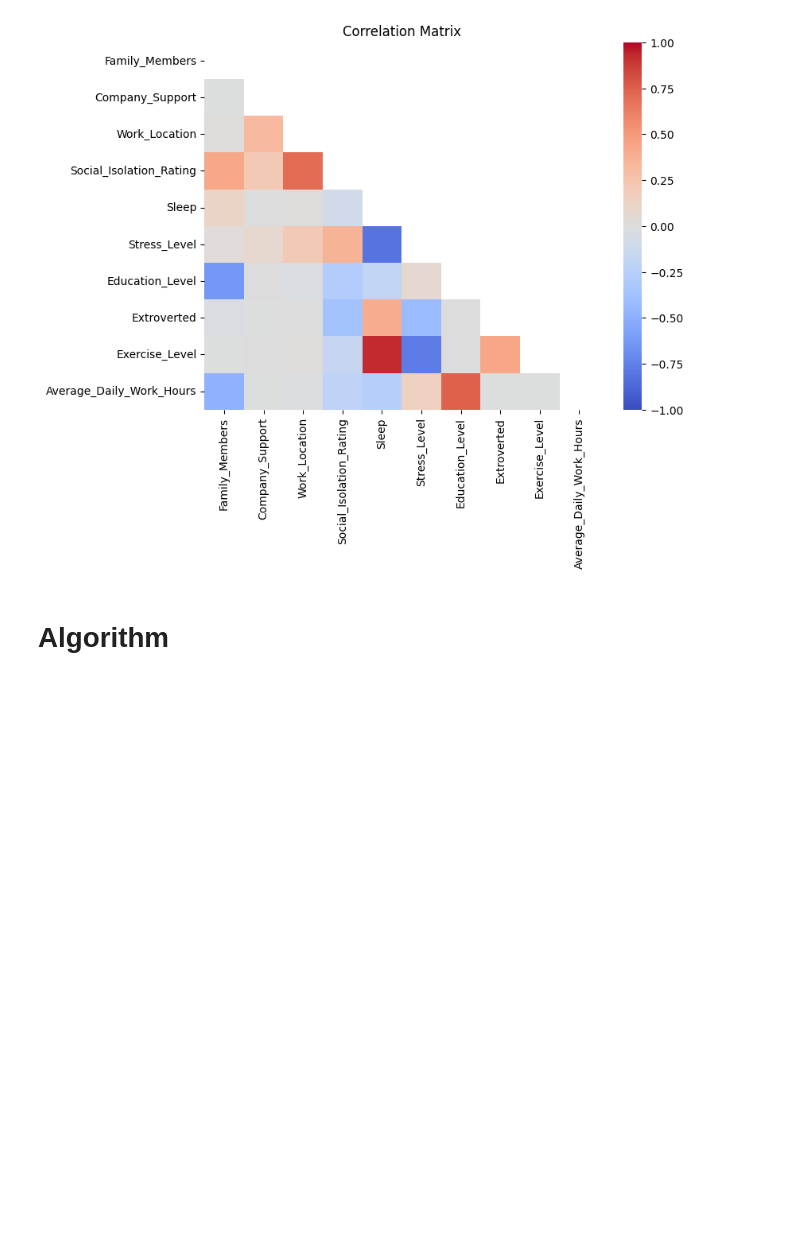
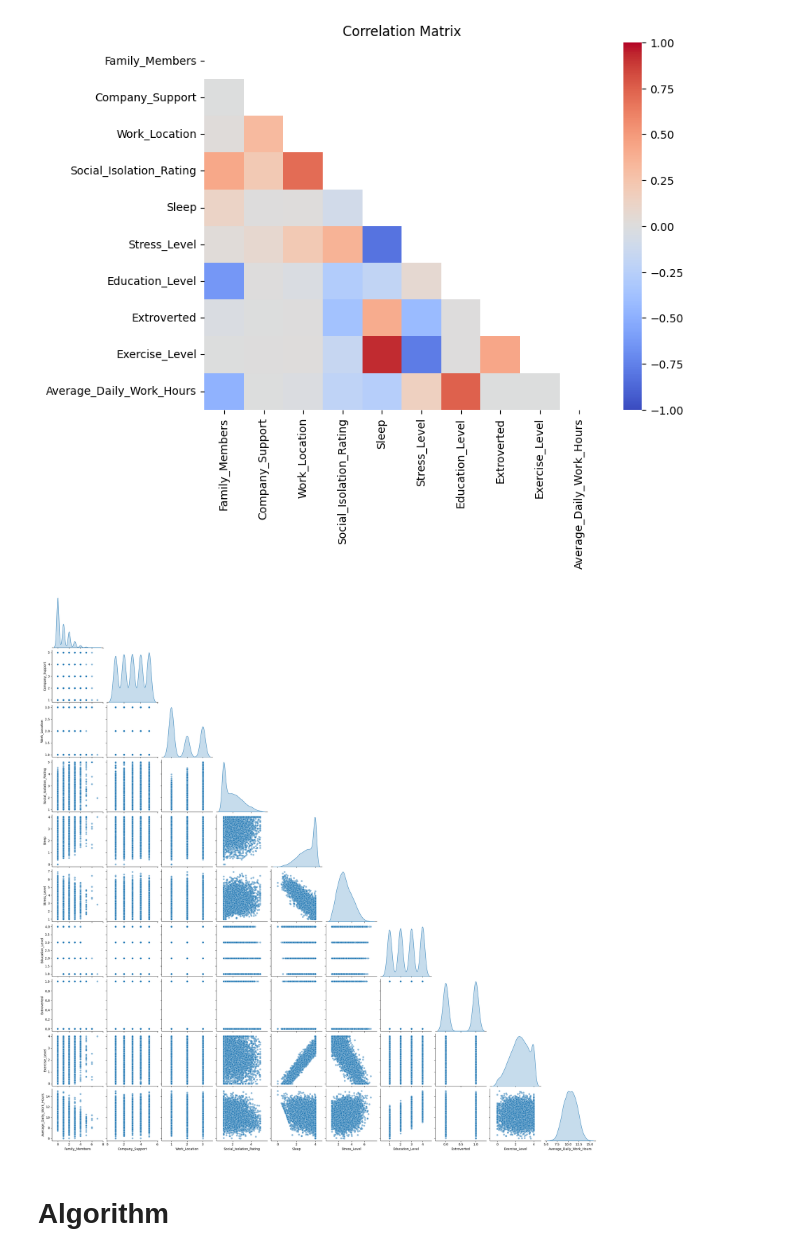
Before and after one commit to VivianZhao12/CAPSTONE-Causal-Inference-between-Remote-Work-and-Mental-Health, a Jupyter notebook: algorithm_test.ipynb, the cells around one changed output. Cells and saved outputs as stored; diff of their text form; code cells hidden in the pictures; blank space fills up the shorter version.

```diff
--- a/algorithm_test.ipynb
+++ b/algorithm_test.ipynb
@@ -32,6 +35,12 @@ plt.title('Correlation Matrix')
 plt.show()
 # %% [output]
 [figure]
+# %%
+
+sns.pairplot(data, diag_kind='kde', plot_kws={'alpha': 0.5}, corner=True)
+plt.show()
+# %% [output]
+[figure, added]
 # %% [markdown]
 # Algorithm
 # %% [markdown]
```
Also changed, not shown: parts of 3 cells of this notebook, 1 other file.
